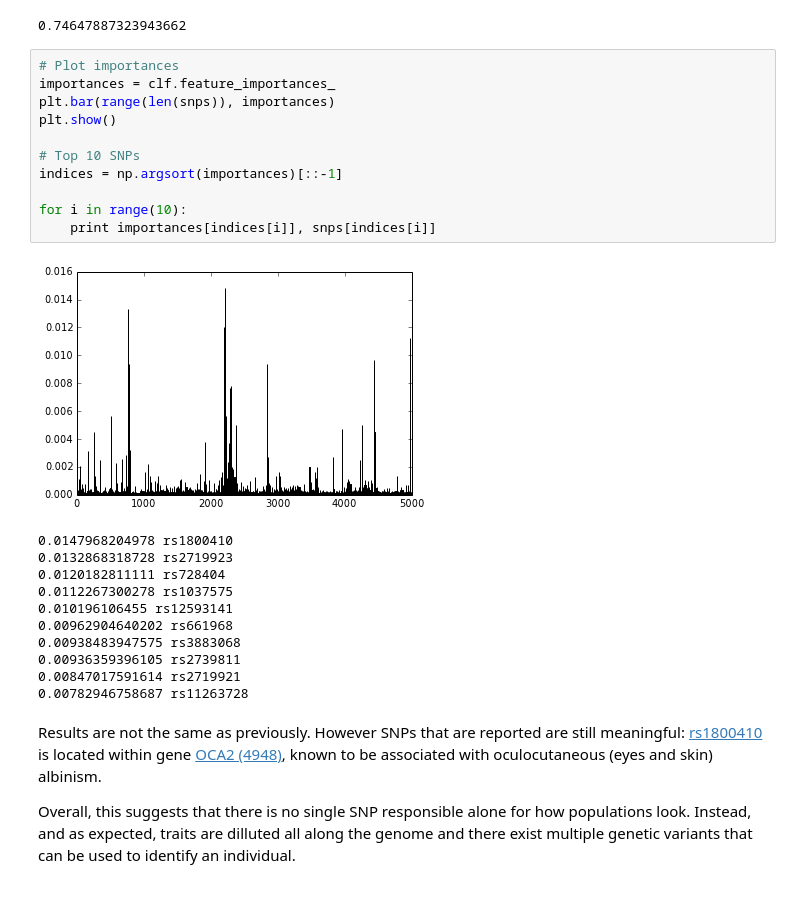
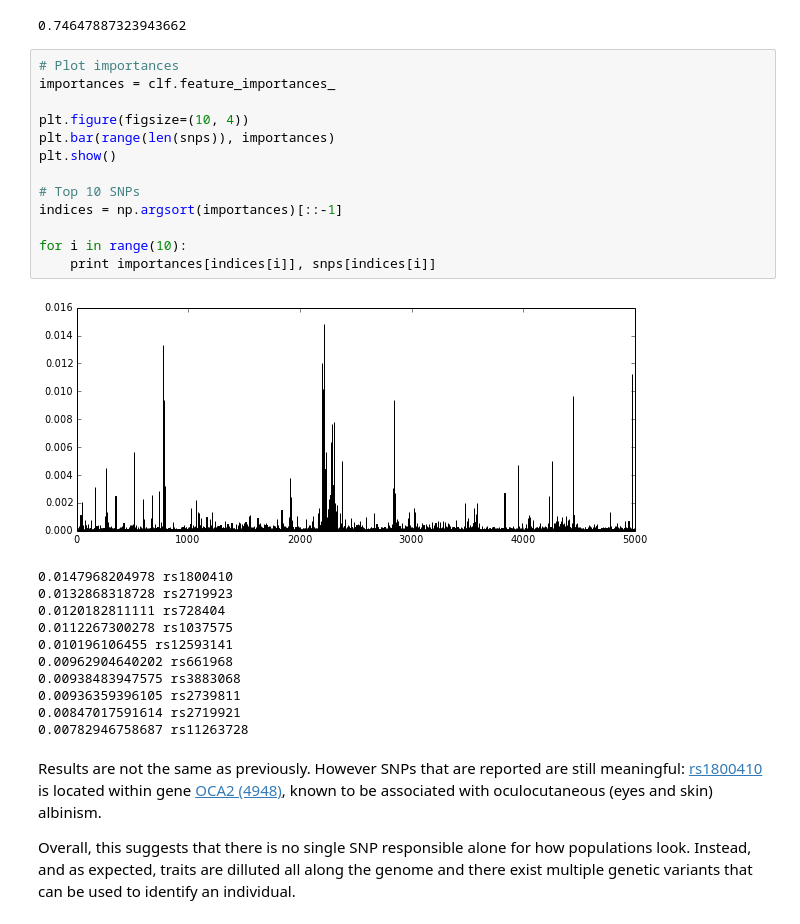
Before and after one commit to glouppe/NIPS2013_sklearn, a Jupyter notebook: oral/sklearn-mloss.ipynb, the cells around one changed output. Drawn from its saved outputs; the diff is of its cells as text.

```diff
--- a/oral/sklearn-mloss.ipynb
+++ b/oral/sklearn-mloss.ipynb
@@ -435,16 +438,18 @@ clf.score(X_test, y_test)
 # %%
 # Plot importances
 importances = clf.feature_importances_
+
+plt.figure(figsize=(10, 4))
 plt.bar(range(len(snps)), importances)
 plt.show()
 
 # Top 10 SNPs
 indices = np.argsort(importances)[::-1]
 
 for i in range(10):
     print importances[indices[i]], snps[indices[i]]
 # %% [output]
-[figure, old version]
+[figure, new version]
 0.0147968204978 rs1800410
 0.0132868318728 rs2719923
 0.0120182811111 rs728404
```
Also changed, not shown: parts of 3 cells of this notebook.
